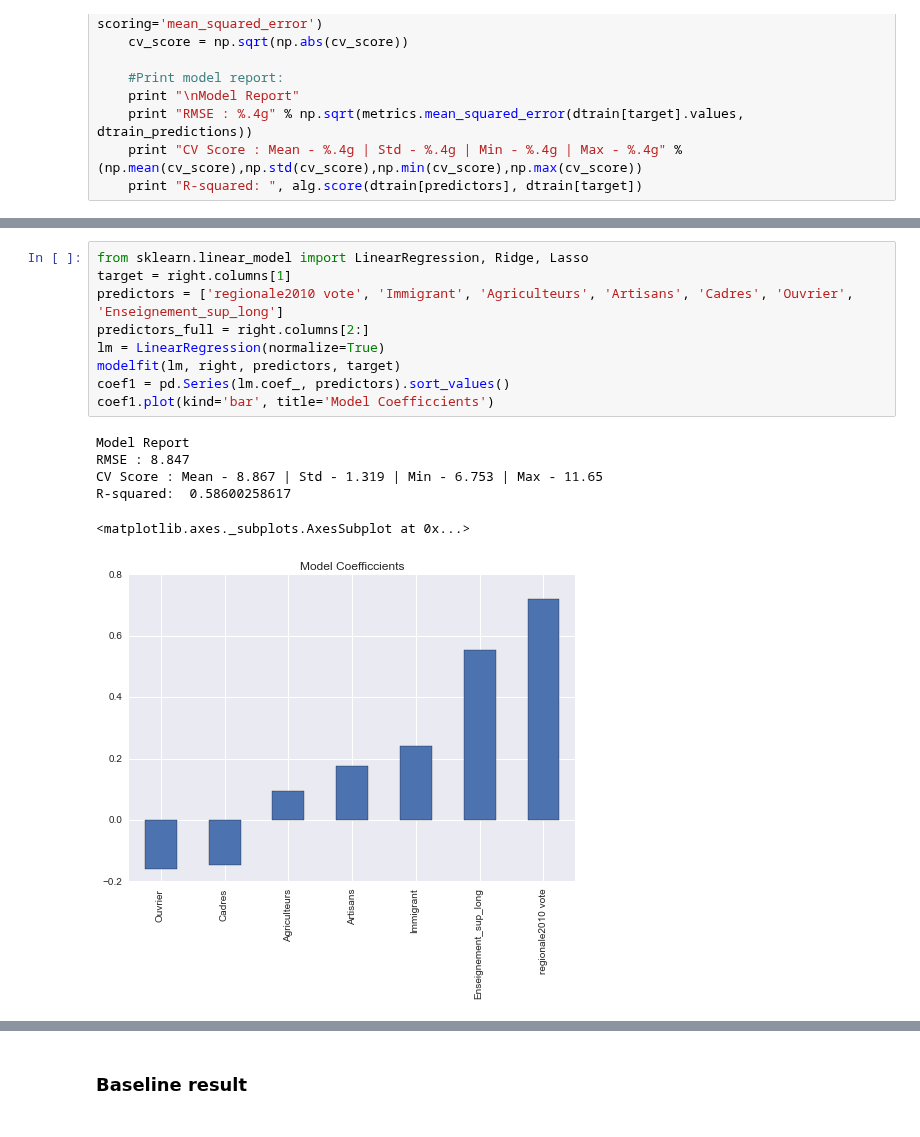
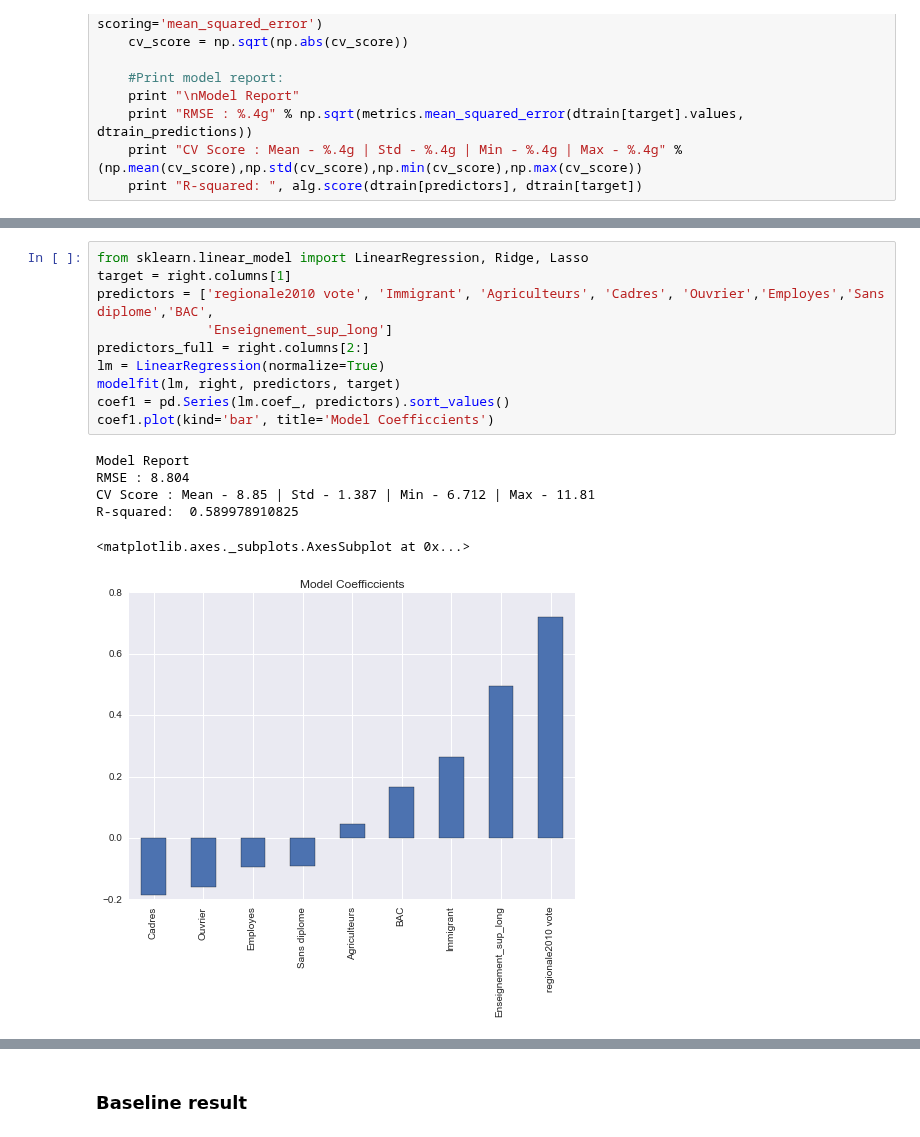
Before and after one commit to du-phan/Electoral-Analysis, a Jupyter notebook: data_analysis.ipynb, the cells around one changed output, grey strips where cells are left out. Cells and saved outputs as stored; diff of their text form.

```diff
--- a/data_analysis.ipynb
+++ b/data_analysis.ipynb
@@ -330,19 +339,20 @@ def modelfit(alg, dtrain, predictors, target):
 # %%
 from sklearn.linear_model import LinearRegression, Ridge, Lasso
 target = right.columns[1]
-predictors = ['regionale2010 vote', 'Immigrant', 'Agriculteurs', 'Artisans', 'Cadres', 'Ouvrier', 'Enseignement_sup_long']
+predictors = ['regionale2010 vote', 'Immigrant', 'Agriculteurs', 'Cadres', 'Ouvrier','Employes','Sans diplome','BAC',
+              'Enseignement_sup_long']
 predictors_full = right.columns[2:]
 lm = LinearRegression(normalize=True)
 modelfit(lm, right, predictors, target)
 coef1 = pd.Series(lm.coef_, predictors).sort_values()
 coef1.plot(kind='bar', title='Model Coefficcients')
 # %% [output]
 Model Report
-RMSE : 8.847
-CV Score : Mean - 8.867 | Std - 1.319 | Min - 6.753 | Max - 11.65
-R-squared:  0.58600258617
+RMSE : 8.804
+CV Score : Mean - 8.85 | Std - 1.387 | Min - 6.712 | Max - 11.81
+R-squared:  0.589978910825
 <matplotlib.axes._subplots.AxesSubplot at 0x...>
-[figure, old version]
+[figure, new version]
 # %%
 index = 0
 while index < len(predictors):
```
Also changed, not shown: parts of 13 cells of this notebook.
